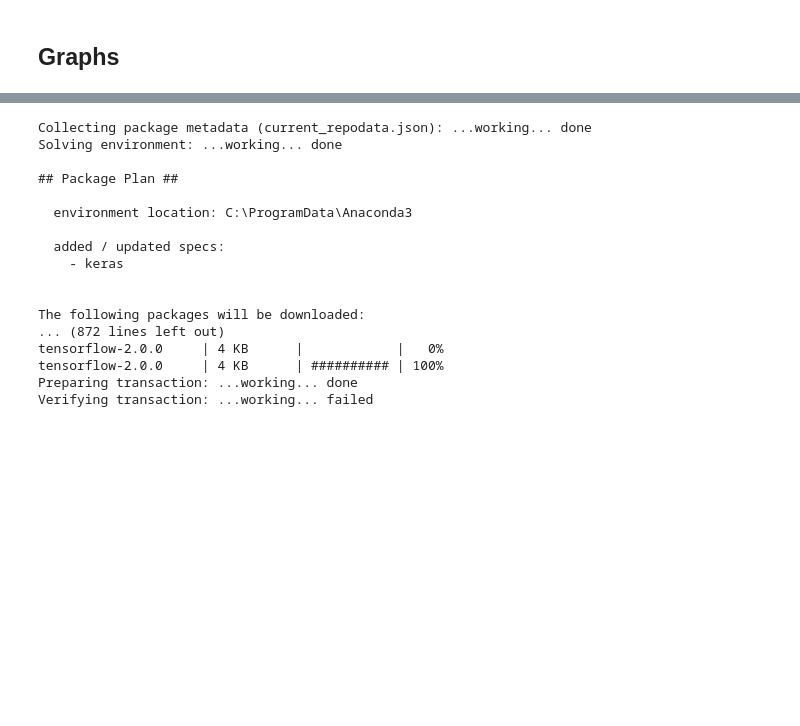
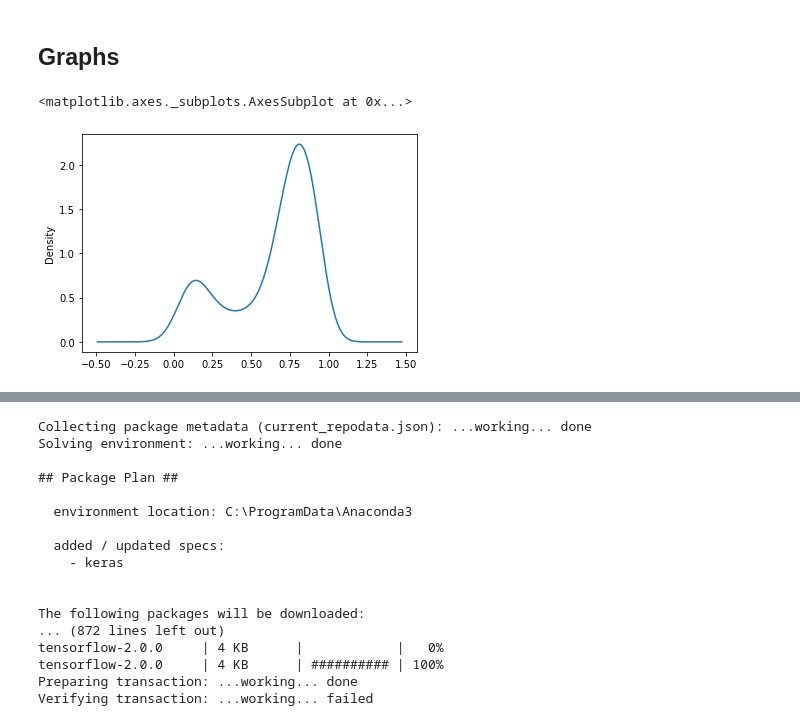
Before and after one commit to Shrikantsamarth/optimization-of-warehouses-by-implementation-of-machine-learning-methodologies, a Jupyter notebook: Thessis/Blowout Prediction.ipynb, the cells around one changed output, grey strips where cells are left out. Saved outputs shown, nothing was run; the diff lists cells and outputs as text; code cells hidden in the pictures; blank space fills up the shorter version.

```diff
--- a/Thessis/Blowout Prediction.ipynb
+++ b/Thessis/Blowout Prediction.ipynb
@@ -67,4 +67,9 @@ import matplotlib.pyplot as plt
 from scipy.stats import norm
 # if using a Jupyter notebook, inlcude:
 %matplotlib inline
+# %%
+data["SaleRate"].plot.kde(bw_method=0.3)
+# %% [output]
+<matplotlib.axes._subplots.AxesSubplot at 0x...>
+[figure, added]
 # %%
```
Also changed, not shown: parts of 4 cells of this notebook.
